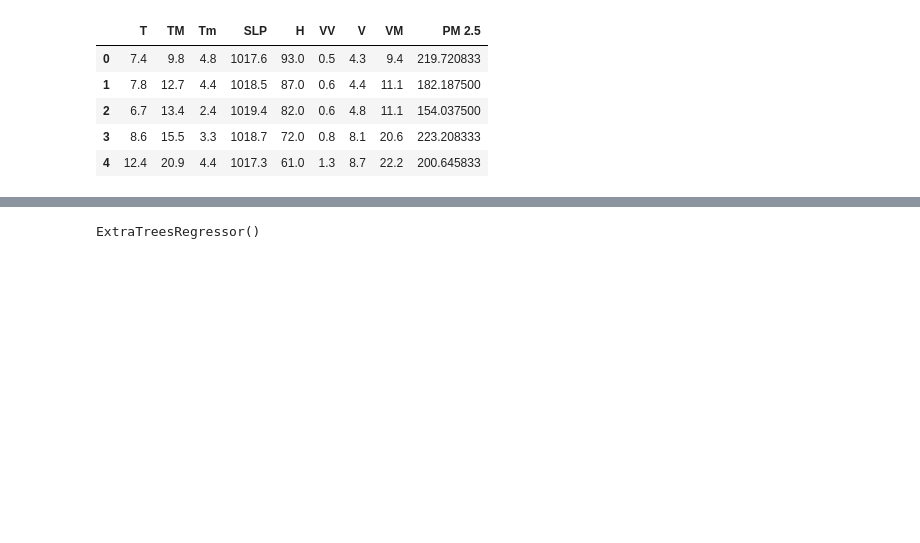
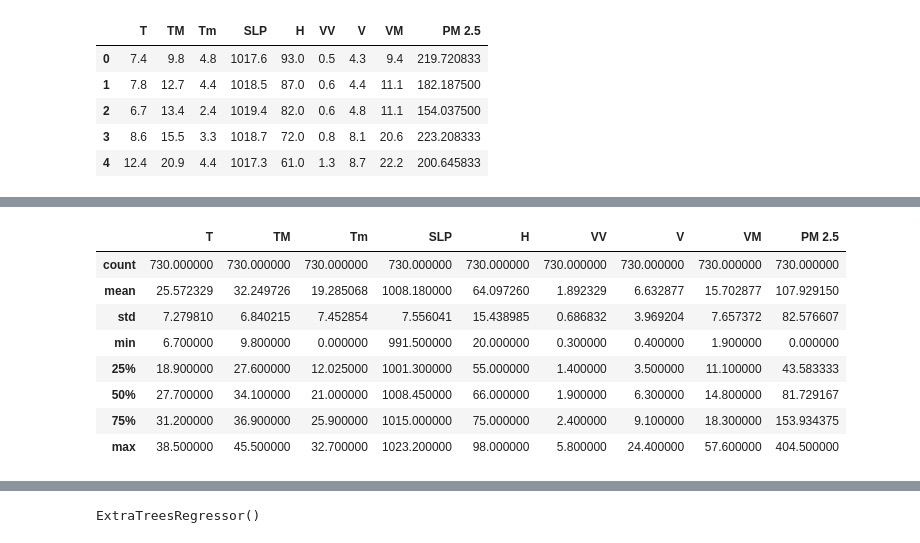
Before and after one commit to Ravikiran-tech/Detecting-Air-Quality-Index, a Jupyter notebook: AQI.ipynb, the cells around one changed output, grey strips where cells are left out. Saved outputs shown, nothing was run; the diff lists cells and outputs as text; code cells hidden in the pictures; blank space fills up the shorter version.

```diff
--- a/AQI.ipynb
+++ b/AQI.ipynb
@@ -35,0 +38,12 @@ X.isnull()
+# %%
+df.describe()
+# %% [output]
+|  | T | TM | Tm | SLP | H | VV | V | VM | PM 2.5 |
+| count | 730.000000 | 730.000000 | 730.000000 | 730.000000 | 730.000000 | 730.000000 | 730.000000 | 730.000000 | 730.000000 |
+| mean | 25.572329 | 32.249726 | 19.285068 | 1008.180000 | 64.097260 | 1.892329 | 6.632877 | 15.702877 | 107.929150 |
+| std | 7.279810 | 6.840215 | 7.452854 | 7.556041 | 15.438985 | 0.686832 | 3.969204 | 7.657372 | 82.576607 |
+| min | 6.700000 | 9.800000 | 0.000000 | 991.500000 | 20.000000 | 0.300000 | 0.400000 | 1.900000 | 0.000000 |
+| 25% | 18.900000 | 27.600000 | 12.025000 | 1001.300000 | 55.000000 | 1.400000 | 3.500000 | 11.100000 | 43.583333 |
+| 50% | 27.700000 | 34.100000 | 21.000000 | 1008.450000 | 66.000000 | 1.900000 | 6.300000 | 14.800000 | 81.729167 |
+| 75% | 31.200000 | 36.900000 | 25.900000 | 1015.000000 | 75.000000 | 2.400000 | 9.100000 | 18.300000 | 153.934375 |
+| max | 38.500000 | 45.500000 | 32.700000 | 1023.200000 | 98.000000 | 5.800000 | 24.400000 | 57.600000 | 404.500000 |
```
Also changed, not shown: parts of 65 cells of this notebook.
